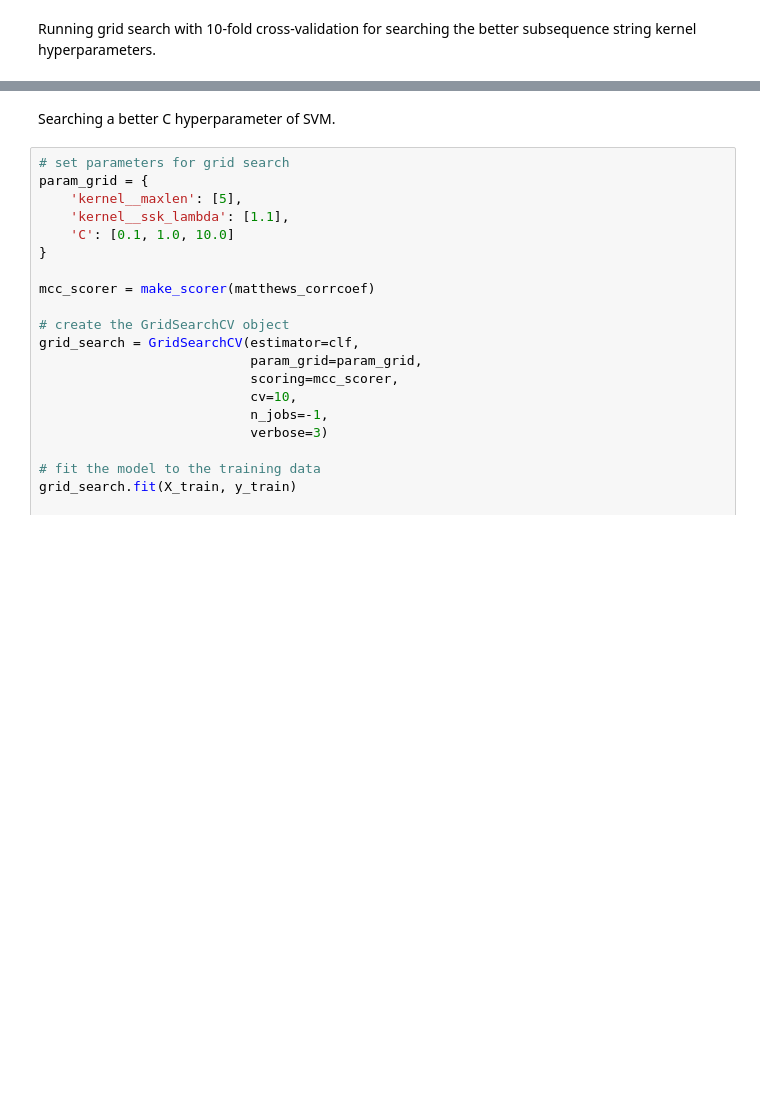
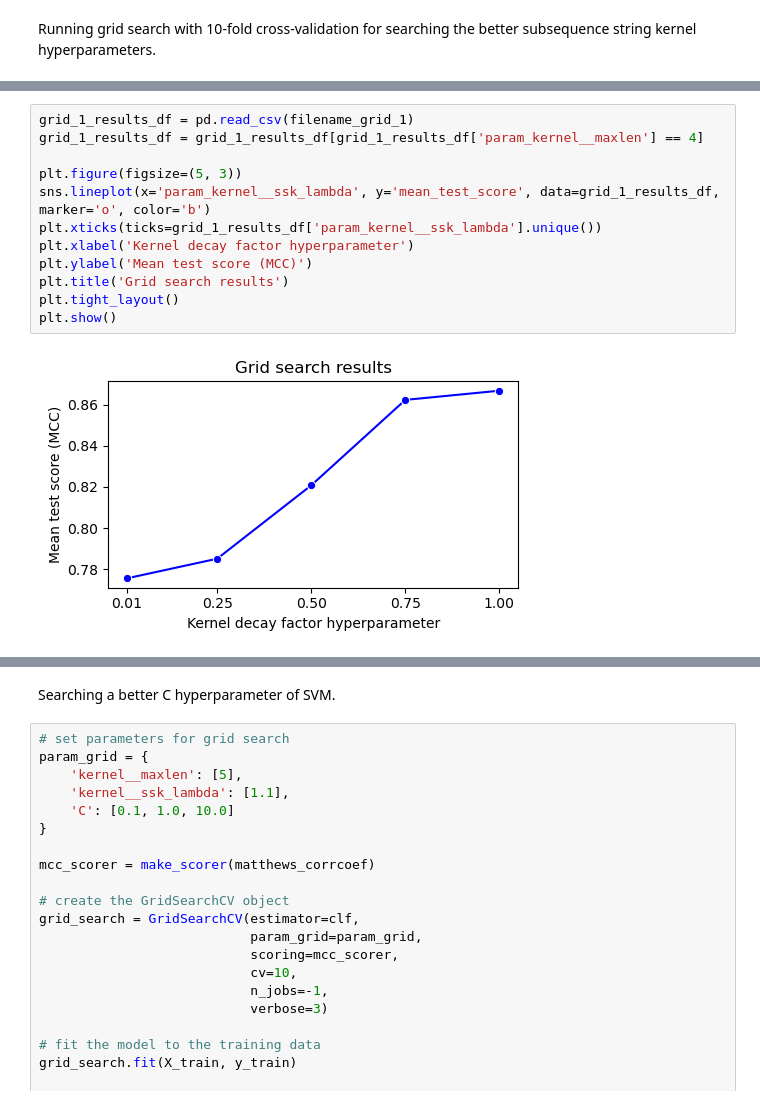
Before and after one commit to denilsonfbar/strkernels, a Jupyter notebook: docs/example_peptides_classification.ipynb, the cells around one changed output, grey strips where cells are left out. Saved outputs shown, nothing was run; the diff lists cells and outputs as text; blank space fills up the shorter version.

```diff
--- a/docs/example_peptides_classification.ipynb
+++ b/docs/example_peptides_classification.ipynb
@@ -199,3 +264,17 @@ Running grid search with 10-fold cross-validation for searching the better subse
+# %%
+grid_1_results_df = pd.read_csv(filename_grid_1)
+grid_1_results_df = grid_1_results_df[grid_1_results_df['param_kernel__maxlen'] == 4]
+
+plt.figure(figsize=(5, 3))
+sns.lineplot(x='param_kernel__ssk_lambda', y='mean_test_score', data=grid_1_results_df, marker='o', color='b')
+plt.xticks(ticks=grid_1_results_df['param_kernel__ssk_lambda'].unique())
+plt.xlabel('Kernel decay factor hyperparameter')
+plt.ylabel('Mean test score (MCC)')
+plt.title('Grid search results')
+plt.tight_layout()
+plt.show()
+# %% [output]
+[figure, added]
 # %%
 # create a support vector classifier with the kernel
 clf = SVC(kernel=subsequence_kernel)
```
Also changed, not shown: parts of 7 cells of this notebook, 2 other files.
